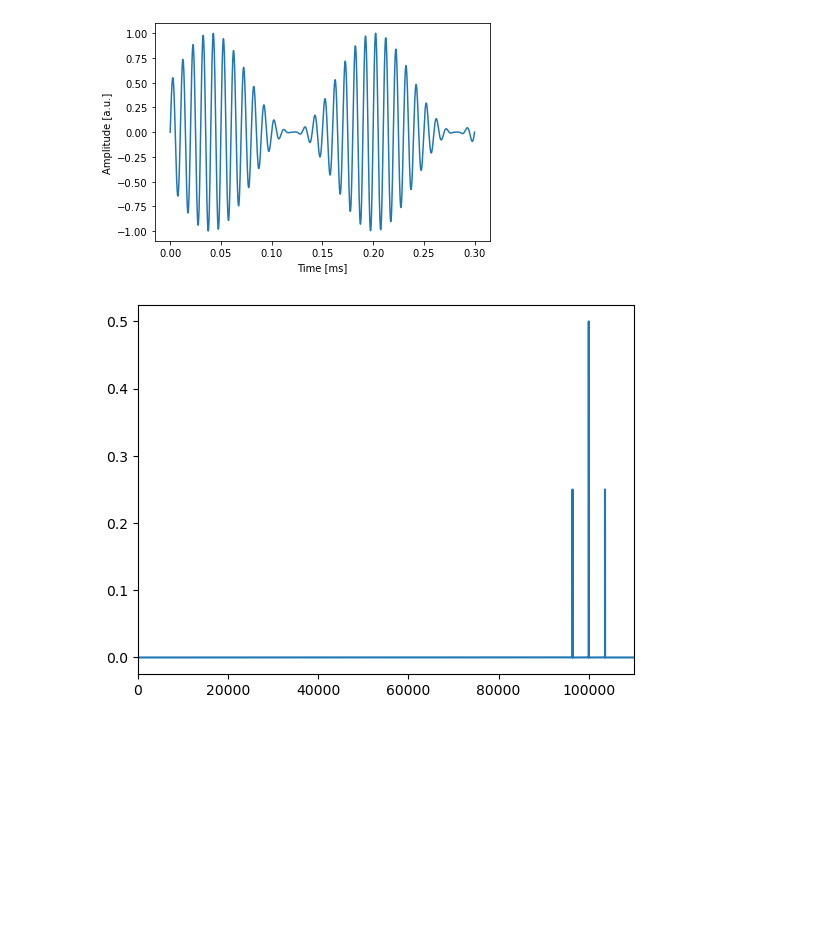
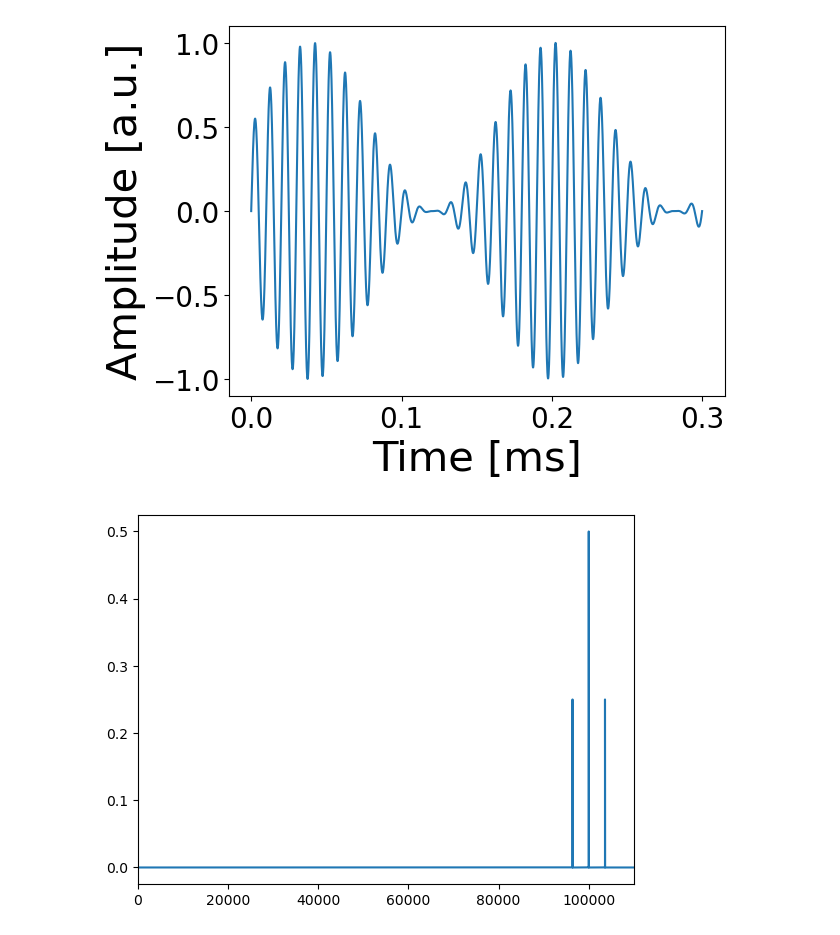
Before and after one commit to eelyon/LyonLabCodebase, a Jupyter notebook: miscCalcs/fourierComponentResThermo/fcrt.ipynb, the cells around one changed output. Saved outputs shown, nothing was run; the diff lists cells and outputs as text; code cells hidden in the pictures; blank space fills up the shorter version.

Commit message:
graph

```diff
--- a/miscCalcs/fourierComponentResThermo/fcrt.ipynb
+++ b/miscCalcs/fourierComponentResThermo/fcrt.ipynb
@@ -14,14 +14,26 @@ numPoints = int(npc * t0 * fc)
 
 tvec = np.linspace(0, t0, num = numPoints)
 sig = (A / 1) * np.sin(2 * np.pi * fc * tvec) * (1 + np.sin(2 * np.pi * fm * tvec))
-# %%
-plt.plot(tvec * 1000, sig)
-plt.xlabel("Time [ms]")
-plt.ylabel("Amplitude [a.u.]")
-#plt.savefig("heatingSignal_2025_03_03.png", bbox_inches = 'tight', pad_inches = 0.1, dpi = 500)
-plt.show()
-# %% [output]
-[figure, removed]
+# %%
+plt.plot(tvec * 1000, sig)
+plt.xlabel("Time [ms]")
+plt.ylabel("Amplitude [a.u.]")
+
+SMALL_SIZE = 20
+MEDIUM_SIZE = 16
+BIGGER_SIZE = 30
+
+plt.rc('font', size=MEDIUM_SIZE)          # controls default text sizes
+plt.rc('axes', titlesize=BIGGER_SIZE)     # fontsize of the axes title
+plt.rc('axes', labelsize=BIGGER_SIZE)    # fontsize of the x and y labels
+plt.rc('xtick', labelsize=SMALL_SIZE)    # fontsize of the tick labels
+plt.rc('ytick', labelsize=SMALL_SIZE)    # fontsize of the tick labels
+plt.rc('legend', fontsize=MEDIUM_SIZE)    # legend fontsize
+
+#plt.savefig("heatingSignal_2025_03_06.png", bbox_inches = 'tight', pad_inches = 0.1, dpi = 500)
+plt.show()
+# %% [output]
+[figure, added]
 # %%
 sigtrans = fft(sig)
 sigsqtrans = fft(np.power(sig, 2))
```
Also changed, not shown: 1 other file.
